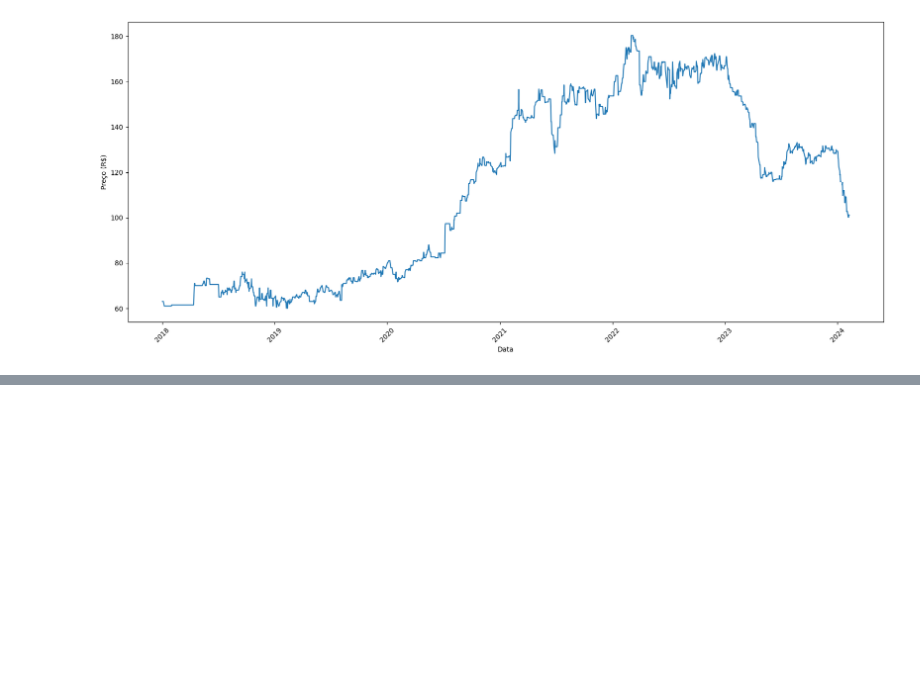
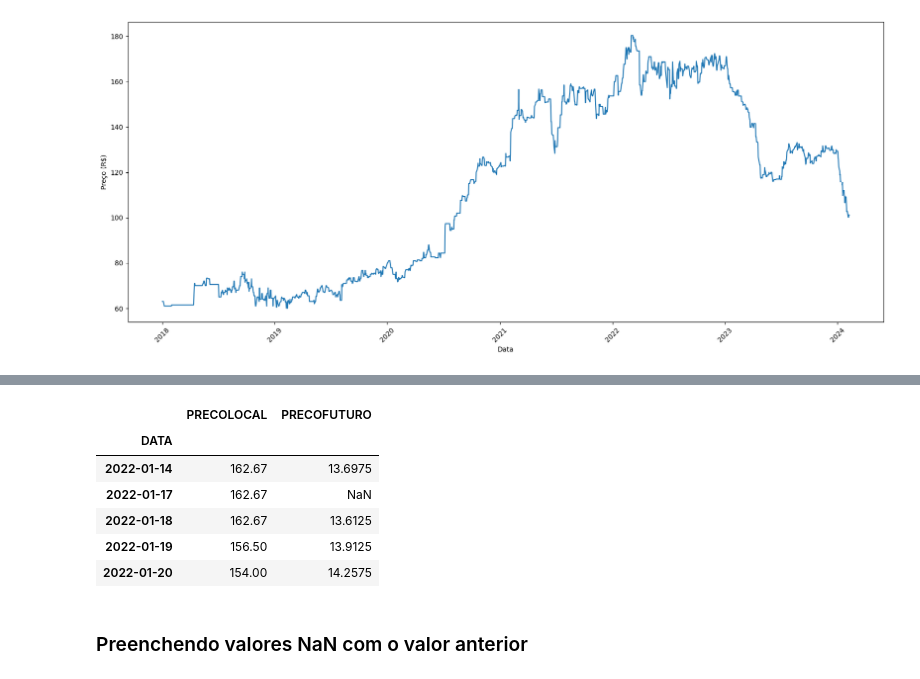
Before and after one commit to vidomirana/Analise-Sincronia-SeriesTemporais-Soja, a Jupyter notebook: Basis_Soja.ipynb, the cells around one changed output, grey strips where cells are left out. Cells and saved outputs as stored; diff of their text form; code cells hidden in the pictures; blank space fills up the shorter version.

```diff
--- a/Basis_Soja.ipynb
+++ b/Basis_Soja.ipynb
@@ -103,0 +167,13 @@ soja_df.iloc[1450:1470]
+# %%
+sojas_df = pd.merge(soja_df['PRECOLOCAL'], futuro_df, how='left', on='DATA')
+sojas_df.loc['2022-01-14':'2022-01-20']
+# %% [output]
+|  | PRECOLOCAL | PRECOFUTURO |
+| DATA |  |  |
+| 2022-01-14 | 162.67 | 13.6975 |
+| 2022-01-17 | 162.67 | NaN |
+| 2022-01-18 | 162.67 | 13.6125 |
+| 2022-01-19 | 156.50 | 13.9125 |
+| 2022-01-20 | 154.00 | 14.2575 |
+# %% [markdown]
+### Preenchendo valores NaN com o valor anterior
```
Also changed, not shown: parts of 5 cells of this notebook, 2 other files.
